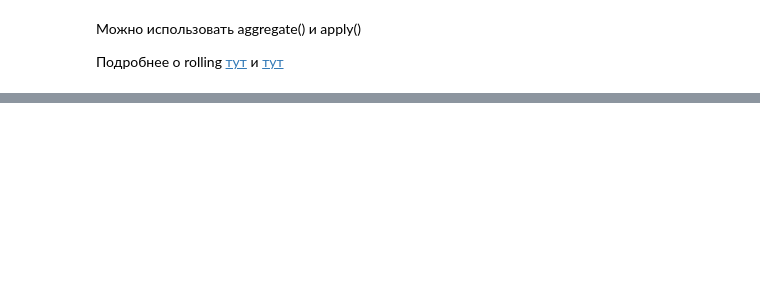
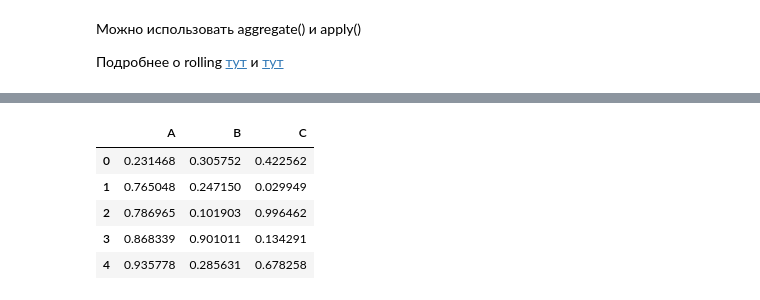
Before and after one commit to KonstantinKlepikov/all-python-ml-learning, a Jupyter notebook: pandas-learning.ipynb, the cells around one changed output, grey strips where cells are left out. Cells and saved outputs as stored; diff of their text form; code cells hidden in the pictures; blank space fills up the shorter version.

```diff
--- a/pandas-learning.ipynb
+++ b/pandas-learning.ipynb
@@ -2963,0 +1555,10 @@ ax.lines[0].set_alpha(0.3)
+# %%
+df = pd.DataFrame(rng.rand(1000, 3), columns=['A', 'B', 'C'])
+df.head()
+# %% [output]
+|  | A | B | C |
+| 0 | 0.231468 | 0.305752 | 0.422562 |
+| 1 | 0.765048 | 0.247150 | 0.029949 |
+| 2 | 0.786965 | 0.101903 | 0.996462 |
+| 3 | 0.868339 | 0.901011 | 0.134291 |
+| 4 | 0.935778 | 0.285631 | 0.678258 |
```
Also changed, not shown: parts of 277 cells of this notebook.
